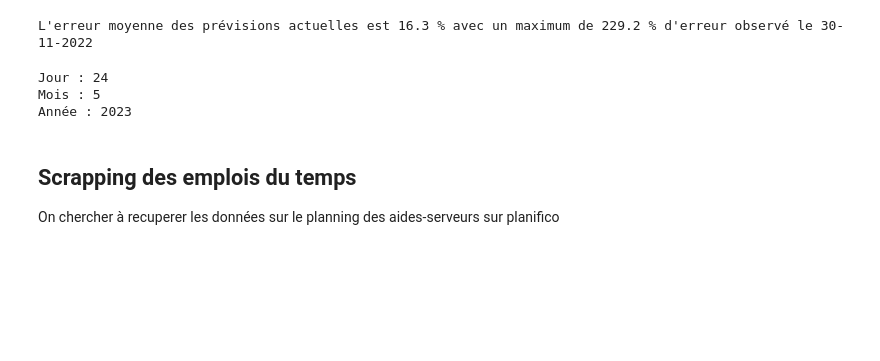
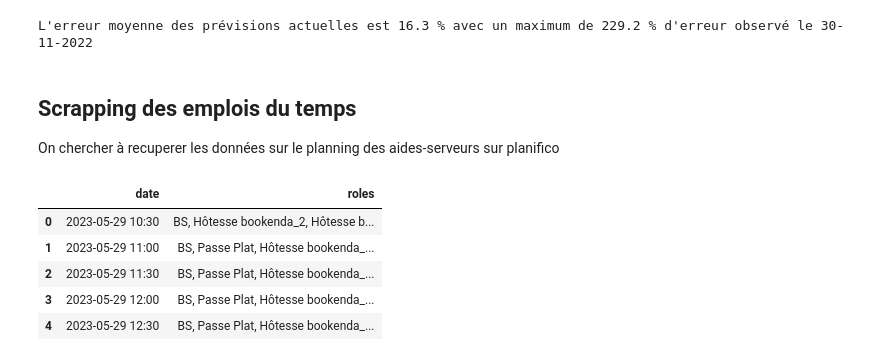
Before and after one commit to Last-Autumn-Leaf/dionysos, a Jupyter notebook: notebooks/pre_processing.ipynb, the cells around one changed output. Drawn from its saved outputs; the diff is of its cells as text; code cells hidden in the pictures; blank space fills up the shorter version.

```diff
--- a/notebooks/pre_processing.ipynb
+++ b/notebooks/pre_processing.ipynb
@@ -222,32 +222,31 @@ erreur = np.abs(np.multiply(np.divide(np.subtract(vente, prevision),vente),100))
 print("L'erreur moyenne des prévisions actuelles est {} % avec un maximum de {} % d'erreur observé le {}".format(round(np.mean(erreur),1), round(np.max(erreur),1), date[np.argmax(erreur)]))
 # %% [output]
 L'erreur moyenne des prévisions actuelles est 16.3 % avec un maximum de 229.2 % d'erreur observé le 30-11-2022
-# %%
-# Exemple de date
-date_text = "Mer, 24 Mai 2023"
-
-# Convertir la date en objet datetime en utilisant le format spécifique
-date_object = datetime.strptime(date_text, "%a, %d %b %Y")
-
-# Extraire le jour, le mois et l'année de l'objet datetime
-jour = date_object.day
-mois = date_object.month
-annee = date_object.year
-
-# Afficher le jour, le mois et l'année
-print("Jour :", jour)
-print("Mois :", mois)
-print("Année :", annee)
-# %% [output]
-Jour : 24
-Mois : 5
-Année : 2023
 # %% [markdown]
 ## Scrapping des emplois du temps
 
 On chercher à recuperer les données sur le planning des aides-serveurs sur planifico
 # %%
-import data.scrapping_planifico as sp
+from planning.scrapping import *
+
+# Chemin absolu du fichier CSV dans le document parent
+chemin_fichier_csv = os.path.join(os.path.dirname(os.path.dirname(os.path.abspath('dionysos'))),'data', 'data_planning.csv')
 
 # On récupère les données de planifico
-df_planifico = sp.get_data()
+# verifie si le fichier data_planning.csv existe
+if not os.path.isfile(chemin_fichier_csv):
+    # si le fichier n'existe pas, on le crée
+    planifico.get_data()
+
+# On charge les données de planifico
+df_planning = pd.read_csv(chemin_fichier_csv, sep=',')
+
+# On affiche les 5 premières lignes du dataframe
+df_planning.head()
+# %% [output]
+|  | date | roles |
+| 0 | 2023-05-29 10:30 | BS, Hôtesse bookenda_2, Hôtesse b... |
+| 1 | 2023-05-29 11:00 | BS, Passe Plat, Hôtesse bookenda_... |
+| 2 | 2023-05-29 11:30 | BS, Passe Plat, Hôtesse bookenda_... |
+| 3 | 2023-05-29 12:00 | BS, Passe Plat, Hôtesse bookenda_... |
+| 4 | 2023-05-29 12:30 | BS, Passe Plat, Hôtesse bookenda_... |
```
Also changed, not shown: parts of 5 cells of this notebook, 7 other files.
